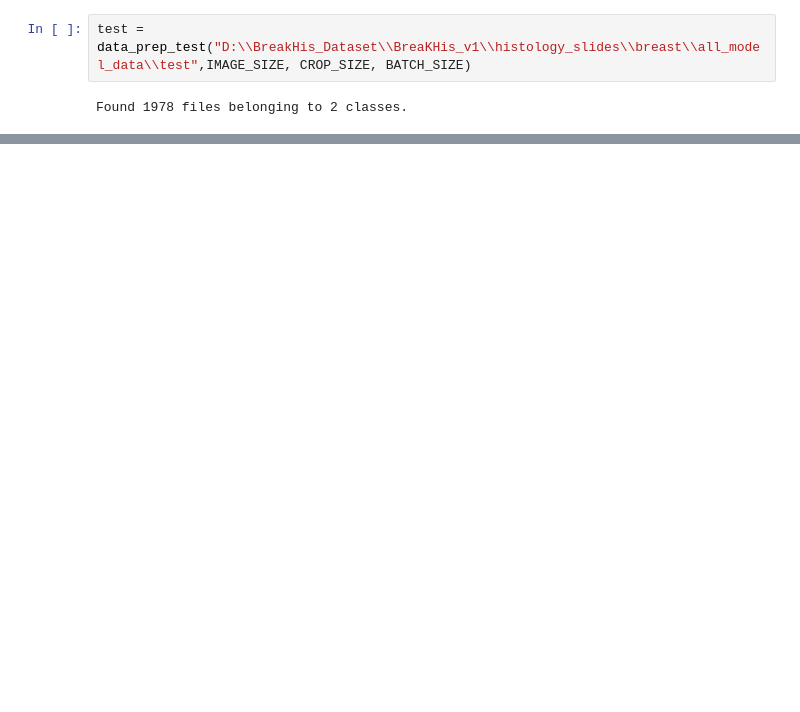
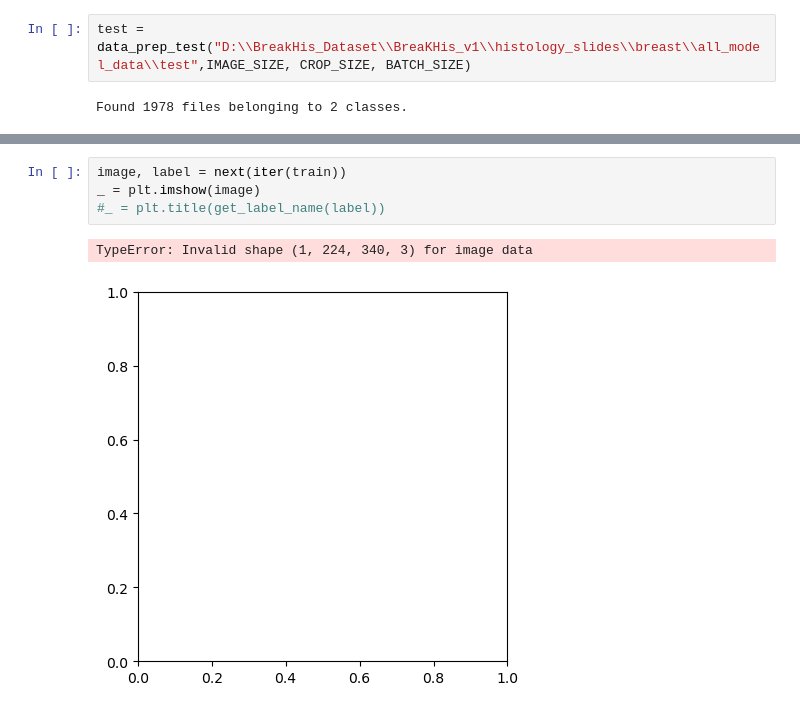
Before and after one commit to m-metz/ENEL645_FinalProject_Group13, a Jupyter notebook: Augment_Preprocess_Tests.ipynb, the cells around one changed output, grey strips where cells are left out. Cells and saved outputs as stored; diff of their text form; blank space fills up the shorter version.

```diff
--- a/Augment_Preprocess_Tests.ipynb
+++ b/Augment_Preprocess_Tests.ipynb
@@ -103,0 +125,7 @@ plt.show()
+# %%
+image, label = next(iter(train))
+_ = plt.imshow(image)
+#_ = plt.title(get_label_name(label))
+# %% [output]
+TypeError: Invalid shape (1, 224, 340, 3) for image data
+[figure, added]
```
Also changed, not shown: parts of 5 cells of this notebook, 1 other file.
